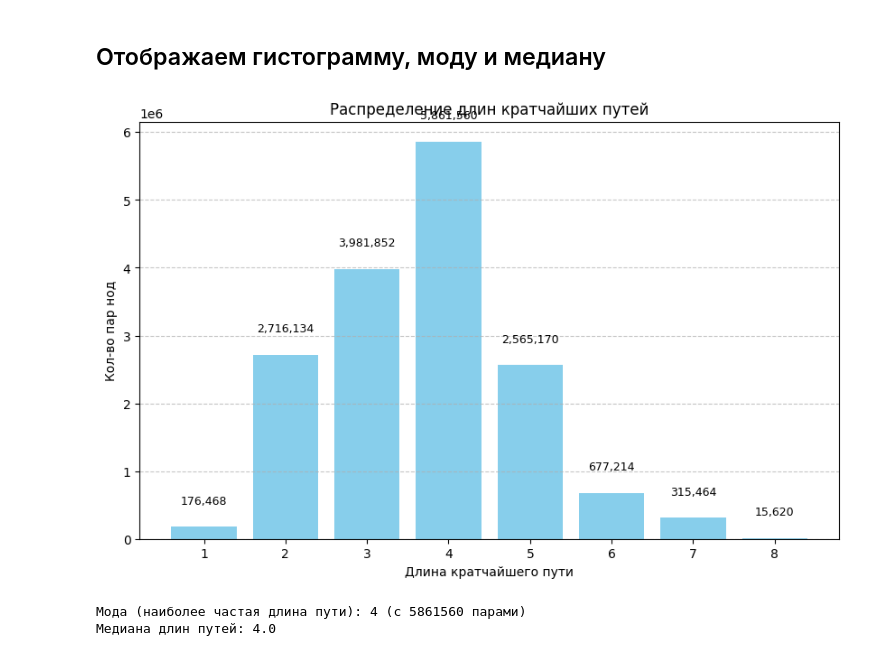
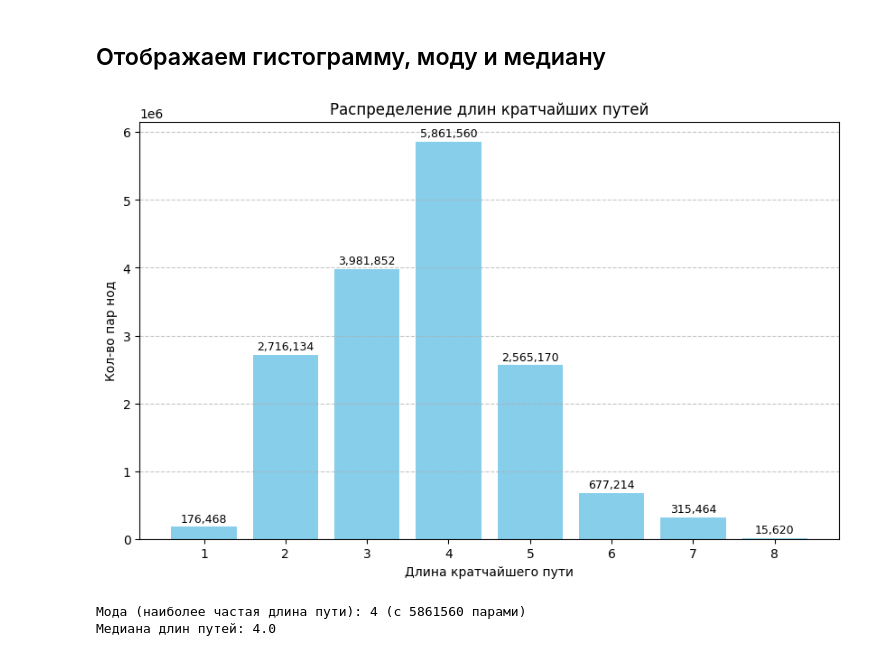
Before and after one commit to MALISMF/Computing-Systems-and-Computer-Networks, a Jupyter notebook: Task11. Theory of 6 handshakes/6handshake.ipynb, the cells around one changed output. Cells and saved outputs as stored; diff of their text form; code cells hidden in the pictures.

```diff
--- a/Task11. Theory of 6 handshakes/6handshake.ipynb
+++ b/Task11. Theory of 6 handshakes/6handshake.ipynb
@@ -64,34 +64,34 @@ counts = list(path_length_counts.values())
 
 plt.figure(figsize=(10, 6))
 bar_container = plt.bar(lengths, counts, color='skyblue')
 plt.xlabel('Длина кратчайшего пути')
 plt.ylabel('Кол-во пар нод')
 plt.title('Распределение длин кратчайших путей')
 plt.xticks(lengths)
 plt.grid(axis='y', linestyle='--', alpha=0.7)
 
 
 for bar in bar_container:
     yval = bar.get_height()
-    plt.text(bar.get_x() + bar.get_width()/2, yval + 0.05 * max(counts), f'{yval:,}', ha='center', va='bottom', fontsize=9)
+    plt.text(bar.get_x() + bar.get_width()/2, yval + 0.005 * max(counts), f'{yval:,}', ha='center', va='bottom', fontsize=9)
 
 
 plt.show()
 
 
 if path_length_counts:
     mode_length = max(path_length_counts, key=path_length_counts.get)
     mode_count = path_length_counts[mode_length]
     print(f"\nМода (наиболее частая длина пути): {mode_length} (с {mode_count} парами)")
 
 all_path_lengths = []
 for length, count in path_length_counts.items():
     all_path_lengths.extend([length] * count)
 
 if all_path_lengths:
     median_length = np.median(all_path_lengths)
     print(f"Медиана длин путей: {median_length}")
 # %% [output]
-[figure, old version]
+[figure, new version]
 Мода (наиболее частая длина пути): 4 (с 5861560 парами)
 Медиана длин путей: 4.0
```
Also changed, not shown: parts of 1 cell of this notebook.
